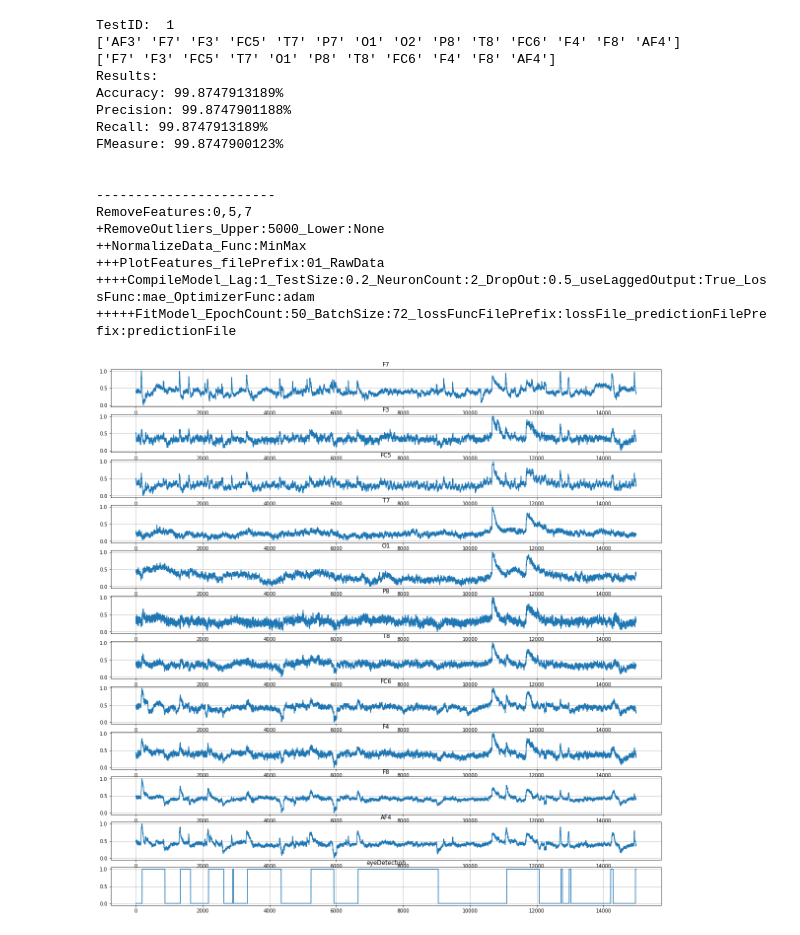
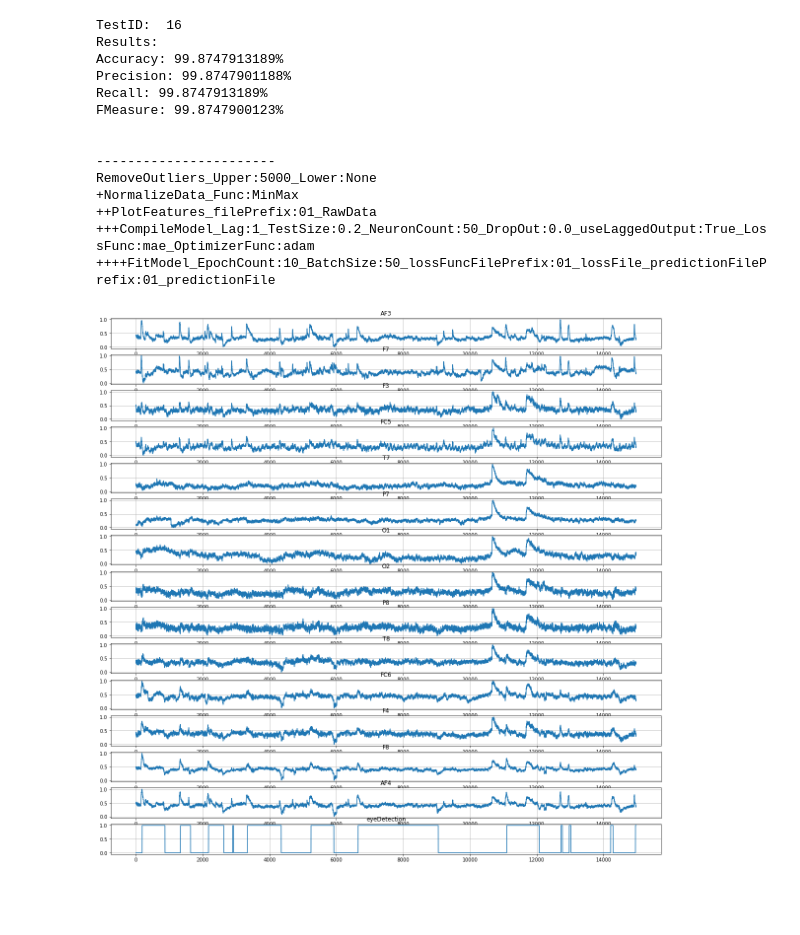
Before and after one commit to eldrad294/ICS5110_Practical_Assignment, a Jupyter notebook: src/Nicholas/EEGAssignment_LSTM/003/EEGAssignment_LSTM_003.ipynb, the cells around one changed output. Saved outputs shown, nothing was run; the diff lists cells and outputs as text; code cells hidden in the pictures; blank space fills up the shorter version.

Commit message:
Updates to the main LSTM predictor class

```diff
--- a/src/Nicholas/EEGAssignment_LSTM/003/EEGAssignment_LSTM_003.ipynb
+++ b/src/Nicholas/EEGAssignment_LSTM/003/EEGAssignment_LSTM_003.ipynb
@@ -358,7 +358,7 @@ class LSTMPredictor:
                             + '_lossFuncFilePrefix:' + str(lossFuncFilePrefix)
                             + '_predictionFilePrefix:' + str(predictionFilePrefix))
 
-        # Fit __model
+        # Fit model
         history = self.__model.fit(self.__trainTestMap['trainingSet_inFeatures_reShaped'],
                                  self.__trainTestMap['trainingSet_outFeature'],
                                  epochs=epochCount,
@@ -378,12 +378,14 @@ class LSTMPredictor:
         ax.set_title('Loss Function')
         ax.plot(history.history['loss'], label='train')
         ax.plot(history.history['val_loss'], label='test')
+        plt.legend(['train', 'test'])
 
         if lossFuncFilePrefix is not None:
             pathToFile = self.__resultsRootDir + "/" + self.__testID + "/" + lossFuncFilePrefix
             plt.savefig(pathToFile)
 
         testDataPrediction = self.__model.predict_classes(self.__trainTestMap['testingSet_inFeatures_reShaped'])
+        testDataPredictionRaw = self.__model.predict(self.__trainTestMap['testingSet_inFeatures_reShaped'])
 
         scoringMetrics = Scoring_Functions(testDataPrediction, self.__trainTestMap['testingSet_outFeature'])
         self.__writeResultsToFile(resultsFile, scoringMetrics.scoring_results())
@@ -393,10 +395,20 @@ class LSTMPredictor:
         fig.set_figwidth(figWidth)
         fig.set_figheight(figHeight)
 
-        ax = fig.add_subplot(1, 1, 1)
-        ax.grid()
-        ax.set_title('Prediction')
-        ax.plot(testDataPrediction)
+        ax1 = fig.add_subplot(3, 1, 1)
+        ax1.grid()
+        ax1.set_title('Expected')
+        ax1.plot(self.__trainTestMap['testingSet_outFeature'])
+
+        ax2 = fig.add_subplot(3, 1, 2)
+        ax2.grid()
+        ax2.set_title('Prediction - With rounding')
+        ax2.plot(testDataPrediction)
+
+        ax3 = fig.add_subplot(3, 1, 3)
+        ax3.grid()
+        ax3.set_title('Prediction - Without rounding')
+        ax3.plot(testDataPredictionRaw)
 
         if predictionFilePrefix is not None:
             pathToFile = self.__resultsRootDir + "/" + self.__testID + "/" + predictionFilePrefix
@@ -483,52 +495,45 @@ class LSTMPredictor:
 # %%
 testID += 1
 
+resultsFilename = 'TestResults.txt'
 print "TestID: ", testID
 a = LSTMPredictor(testID, 'EEGEyeState.arff.csv')
 
-
-
-print a.GetFeatureNames()
-a.RemoveFeatures([0, 5, 7])
-print a.GetFeatureNames()
 
 res = a.RemoveOutliers(upperLimit=5000)
 a.NormalizeData()
 a.PlotFeatures(filePrefix='01_RawData')
 
 lagValue = 1
 a.CompileModel(lagCount=lagValue
                , testSetRatio=0.2
-               , neuronCount=2
-               , dropOut=0.5
+               , neuronCount=50
+               , dropOut=0.0
                , useLaggedOutput=True
-               , modelArchitectureFilename='modelArchitecture')
+               , modelArchitectureFilename='01_modelArchitecture')
 
-a.FitModel(epochCount=50
-           , batchSize=72
-           , resultsFile='myFile'
-           , lossFuncFilePrefix='lossFile'
-           , predictionFilePrefix='predictionFile'
+a.FitModel(epochCount=10
+           , batchSize=50
+           , resultsFile=resultsFilename
+           , lossFuncFilePrefix='01_lossFile'
+           , predictionFilePrefix='01_predictionFile'
            , verbosity=0)
 
 
 print '\n\n-----------------------\n' + a.GetCmdHistory()
 # %% [output]
-TestID:  1
-['AF3' 'F7' 'F3' 'FC5' 'T7' 'P7' 'O1' 'O2' 'P8' 'T8' 'FC6' 'F4' 'F8' 'AF4']
-['F7' 'F3' 'FC5' 'T7' 'O1' 'P8' 'T8' 'FC6' 'F4' 'F8' 'AF4']
+TestID:  16
 Results:
 Accuracy: 99.8747913189%
 Precision: 99.8747901188%
 Recall: 99.8747913189%
 FMeasure: 99.8747900123%
 
 
 -----------------------
-RemoveFeatures:0,5,7
-+RemoveOutliers_Upper:5000_Lower:None
-++NormalizeData_Func:MinMax
-+++PlotFeatures_filePrefix:01_RawData
-++++CompileModel_Lag:1_TestSize:0.2_NeuronCount:2_DropOut:0.5_useLaggedOutput:True_LossFunc:mae_OptimizerFunc:adam
-+++++FitModel_EpochCount:50_BatchSize:72_lossFuncFilePrefix:lossFile_predictionFilePrefix:predictionFile
+RemoveOutliers_Upper:5000_Lower:None
++NormalizeData_Func:MinMax
+++PlotFeatures_filePrefix:01_RawData
++++CompileModel_Lag:1_TestSize:0.2_NeuronCount:50_DropOut:0.0_useLaggedOutput:True_LossFunc:mae_OptimizerFunc:adam
+++++FitModel_EpochCount:10_BatchSize:50_lossFuncFilePrefix:01_lossFile_predictionFilePrefix:01_predictionFile
-[figure, old version]
+[figure, new version]
```
Also changed, not shown: parts of 1 cell of this notebook, 2 other files.
